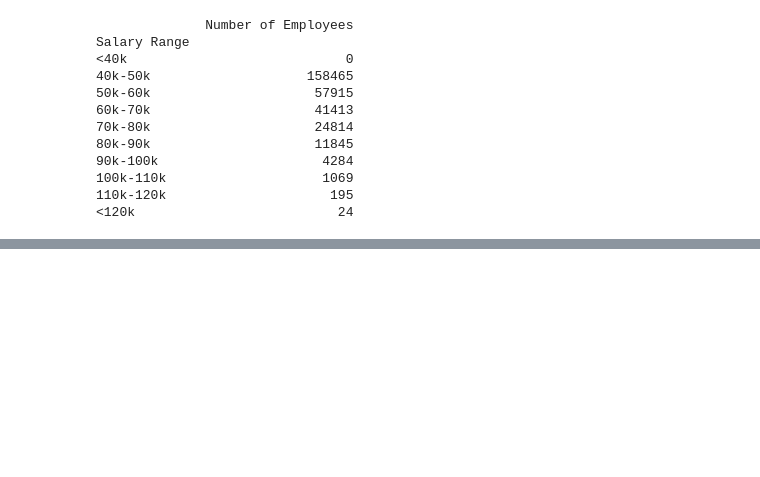
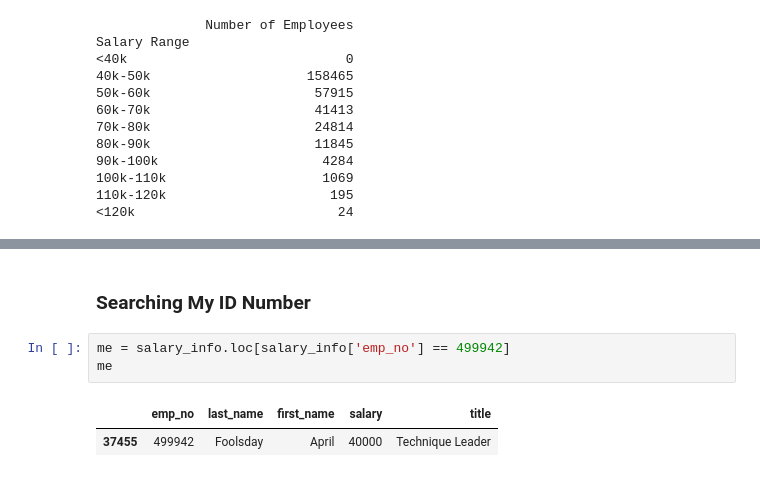
Before and after one commit to SwervingMage86/sql-challenge, a Jupyter notebook: EmployeeSQL/employees.ipynb, the cells around one changed output, grey strips where cells are left out. Drawn from its saved outputs; the diff is of its cells as text; blank space fills up the shorter version.

```diff
--- a/EmployeeSQL/employees.ipynb
+++ b/EmployeeSQL/employees.ipynb
@@ -91,0 +113,8 @@ Salary Range
+# %% [markdown]
+### Searching My ID Number
+# %%
+me = salary_info.loc[salary_info['emp_no'] == 499942]
+me
+# %% [output]
+|  | emp_no | last_name | first_name | salary | title |
+| 37455 | 499942 | Foolsday | April | 40000 | Technique Leader |
```
Also changed, not shown: parts of 3 cells of this notebook, 1 other file.
